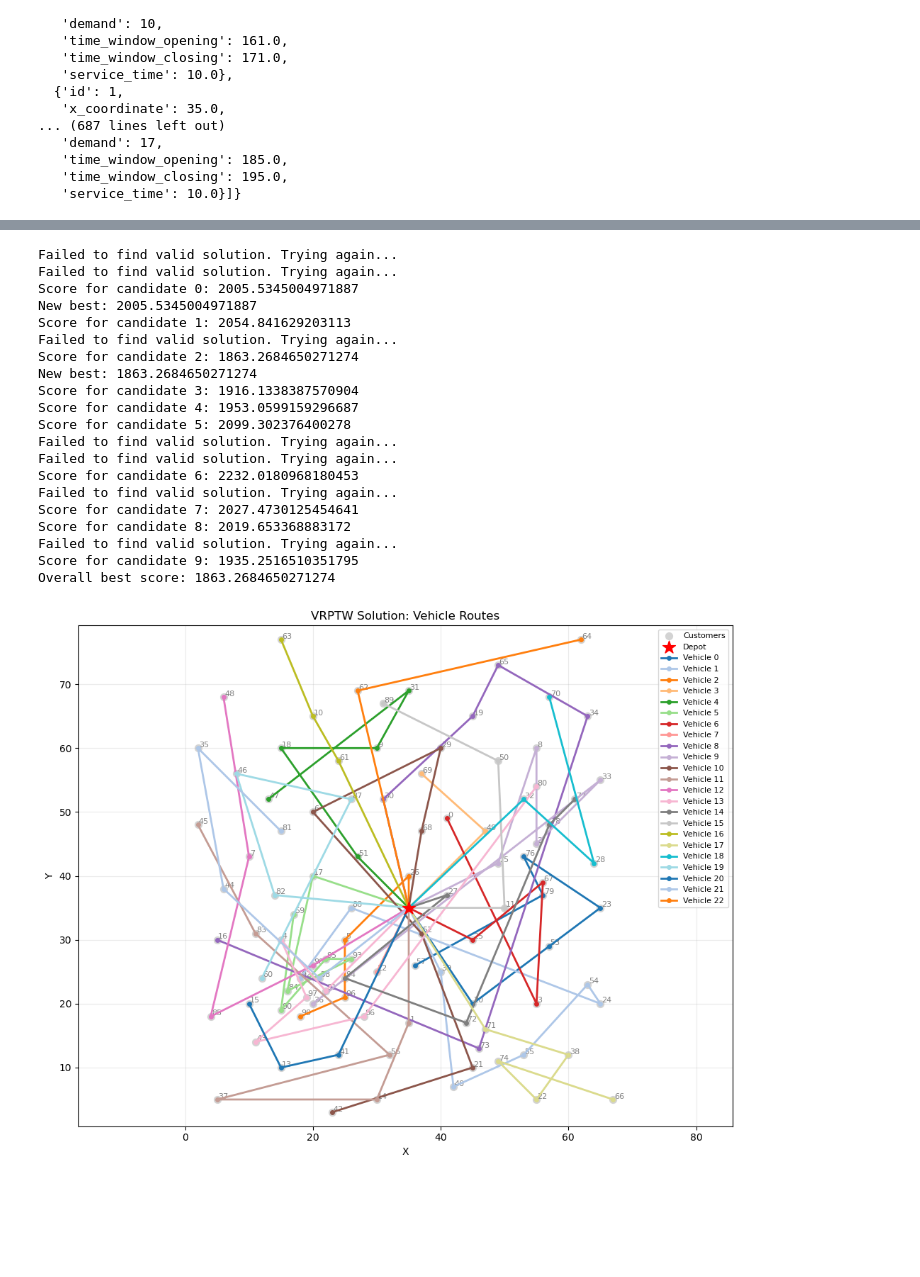
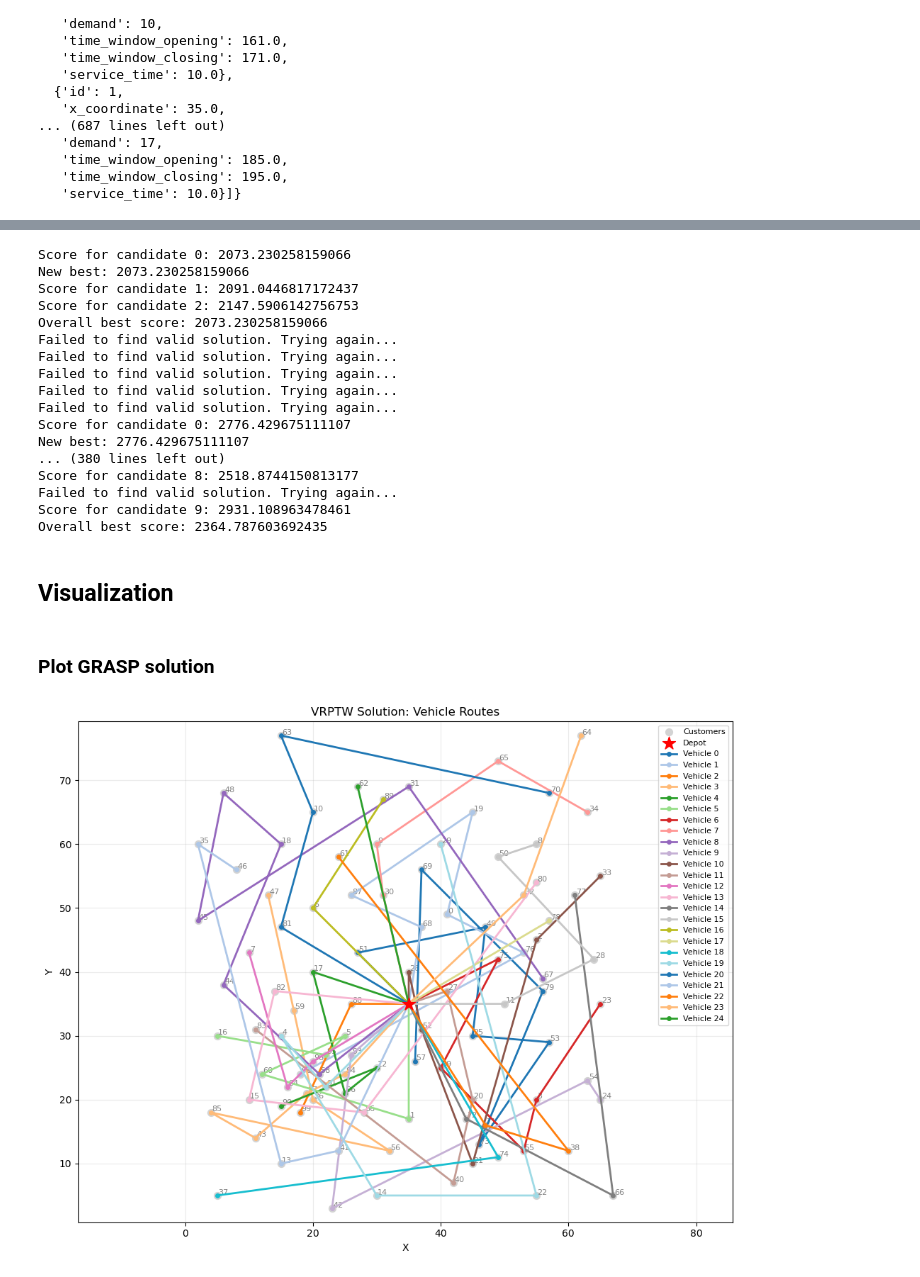
Before and after one commit to benbekir/optimization-algorithms, a Jupyter notebook: vehicle-routing/VRPTW.ipynb, the cells around one changed output, grey strips where cells are left out. Cells and saved outputs as stored; diff of their text form; code cells hidden in the pictures; blank space fills up the shorter version.

Commit message:
start with aco

```diff
--- a/vehicle-routing/VRPTW.ipynb
+++ b/vehicle-routing/VRPTW.ipynb
@@ -117,7 +119,7 @@ class Solution:
 import math
 import random
 
-def euclidian_distance(start_x, start_y, end_x, end_y):
+def euclidean_distance(start_x, start_y, end_x, end_y):
     return math.sqrt((end_x - start_x) ** 2 + (end_y - start_y) ** 2)
 
 def route_distance(stops: list[VehicleStop], depot_coordinates: tuple[float, float]) -> float:
@@ -127,9 +129,13 @@ def route_distance(stops: list[VehicleStop], depot_coordinates: tuple[float, flo
     dist = 0.0
     last_x, last_y = depot_coordinates
     for s in stops:
-        dist += euclidian_distance(last_x, last_y, s.x, s.y)
+        dist += euclidean_distance(last_x, last_y, s.x, s.y)
         last_x, last_y = s.x, s.y
     return dist
+
+def solution_cost(solution: Solution, depot_coordinates: tuple[float, float]) -> float:
+    """Calculate cost of a solution"""
+    return sum(route_distance(schedule.stops, depot_coordinates) for schedule in solution.schedules)
 
 def build_solution_from_routes(routes: list[list[int]], customers: list[Customer], vehicle_capacity: int) -> Solution | None:
     """
@@ -220,11 +226,7 @@ def local_search(solution: Solution, customers: list[Customer], depot_coordinate
 
     return best, best_cost
 
-def solution_cost(solution: Solution, depot_coordinates: tuple[float, float]) -> float:
-    """Calculate cost of a solution"""
-    return sum(route_distance(schedule.stops, depot_coordinates) for schedule in solution.schedules)
-
-def build_solution(number_of_vehicles, vehicle_capacity, depot_coordinates, customers: list[Customer], alpha) -> Solution | None:
+def build_grasp_solution(number_of_vehicles, vehicle_capacity, depot_coordinates, customers: list[Customer], alpha) -> Solution | None:
     """Build a solution from scratch with a greedy randomized algorithm"""
     not_visited_customers = customers.copy()
     schedules: list[VehicleSchedule] = []
@@ -240,7 +242,7 @@ def build_solution(number_of_vehicles, vehicle_capacity, depot_coordinates, cust
             last_stop = stops[-1] if len(stops) > 0 else starting_point
             # calculate cost for every customer and create RCL list
             cost_by_id = {
-                c.id: euclidian_distance(last_stop.x, last_stop.y, c.x, c.y)
+                c.id: euclidean_distance(last_stop.x, last_stop.y, c.x, c.y)
                 for c in feasible_customers
             }
 
@@ -284,7 +286,7 @@ def grasp(number_of_vehicles, vehicle_capacity, depot_coordinates, customers: li
     for i in range(max_iterations):
         candidate: Solution | None = None
         while candidate is None:
-            candidate = build_solution(number_of_vehicles, vehicle_capacity, depot_coordinates, customers, alpha)
+            candidate = build_grasp_solution(number_of_vehicles, vehicle_capacity, depot_coordinates, customers, alpha)
             if candidate is None: print("Failed to find valid solution. Trying again...")
         candidate, cost = local_search(candidate, customers, depot_coordinates, vehicle_capacity)
         print(f"Score for candidate {i}: {cost}")
@@ -307,30 +396,38 @@ for c in customer_dict:
     customer = Customer(c["id"], c["x_coordinate"], c["y_coordinate"], c["demand"], c["time_window_opening"], c["time_window_closing"], c["service_time"])
     customers.append(customer)
 
+# grasp
 RANDOMNESS = 0.3
-MAX_ITERS = 10
-candidate, score = grasp(number_of_vehicles, vehicle_capacity, depot_coordinates, customers, RANDOMNESS, MAX_ITERS)
+MAX_ITERS = 1
+grasp_candidate, grasp_score = grasp(number_of_vehicles, vehicle_capacity, depot_coordinates, customers, RANDOMNESS, MAX_ITERS)
+
+# aco
+NUMBER_OF_ANTS = 10
+NUMBER_OF_ITERATIONS = 10
+ALPHA = 1
+BETA = 1
+EVAPORATION_RATE = 0.3
+aco_candidate, aco_cost = aco(number_of_vehicles, vehicle_capacity, depot_coordinates, customers, ALPHA, BETA, NUMBER_OF_ITERATIONS, NUMBER_OF_ANTS, EVAPORATION_RATE)
 # %% [output]
+Score for candidate 0: 2073.230258159066
+New best: 2073.230258159066
+Score for candidate 1: 2091.0446817172437
+Score for candidate 2: 2147.5906142756753
+Overall best score: 2073.230258159066
 Failed to find valid solution. Trying again...
 Failed to find valid solution. Trying again...
-Score for candidate 0: 2005.5345004971887
-New best: 2005.5345004971887
-Score for candidate 1: 2054.841629203113
-Failed to find valid solution. Trying again...
-Score for candidate 2: 1863.2684650271274
-New best: 1863.2684650271274
-Score for candidate 3: 1916.1338387570904
-Score for candidate 4: 1953.0599159296687
-Score for candidate 5: 2099.302376400278
 Failed to find valid solution. Trying again...
 Failed to find valid solution. Trying again...
-Score for candidate 6: 2232.0180968180453
 Failed to find valid solution. Trying again...
-Score for candidate 7: 2027.4730125454641
-Score for candidate 8: 2019.653368883172
+Score for candidate 0: 2776.429675111107
+New best: 2776.429675111107
+... (380 lines left out)
+Score for candidate 8: 2518.8744150813177
 Failed to find valid solution. Trying again...
-Score for candidate 9: 1935.2516510351795
-Overall best score: 1863.2684650271274
+Score for candidate 9: 2931.108963478461
+Overall best score: 2364.787603692435
+# %% [markdown]
+## Visualization
 # %%
 import matplotlib.pyplot as plt
 
@@ -382,7 +479,9 @@ def plot_solution(solution: Solution, customers: list[Customer], depot_coordinat
     plt.axis("equal")
     plt.tight_layout()
     plt.show()
+# %% [markdown]
+### Plot GRASP solution
 # %%
-plot_solution(candidate, customers, depot_coordinates)
+plot_solution(grasp_candidate, customers, depot_coordinates)
 # %% [output]
-[figure, old version]
+[figure, new version]
```
Also changed, not shown: parts of 5 cells of this notebook.
